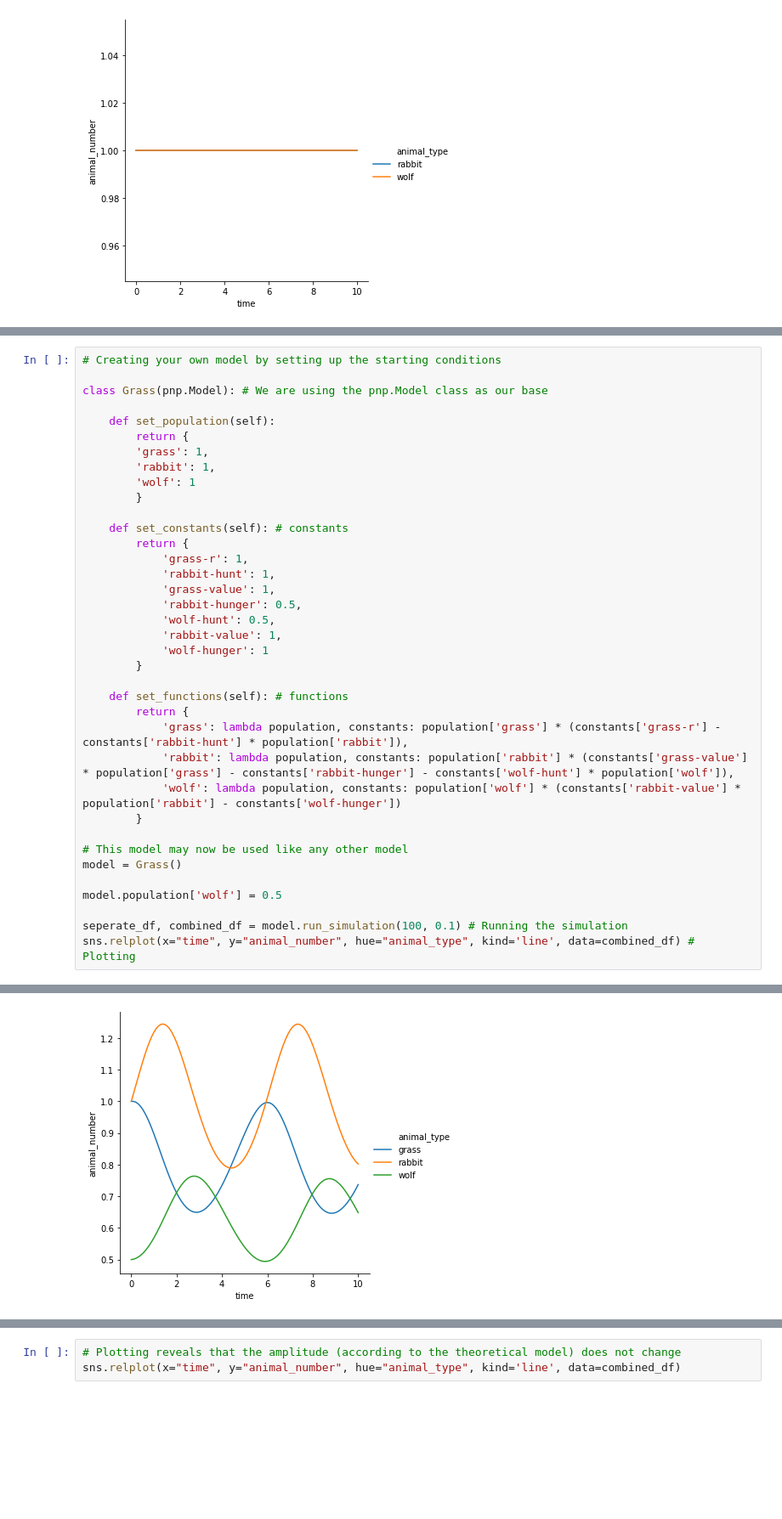
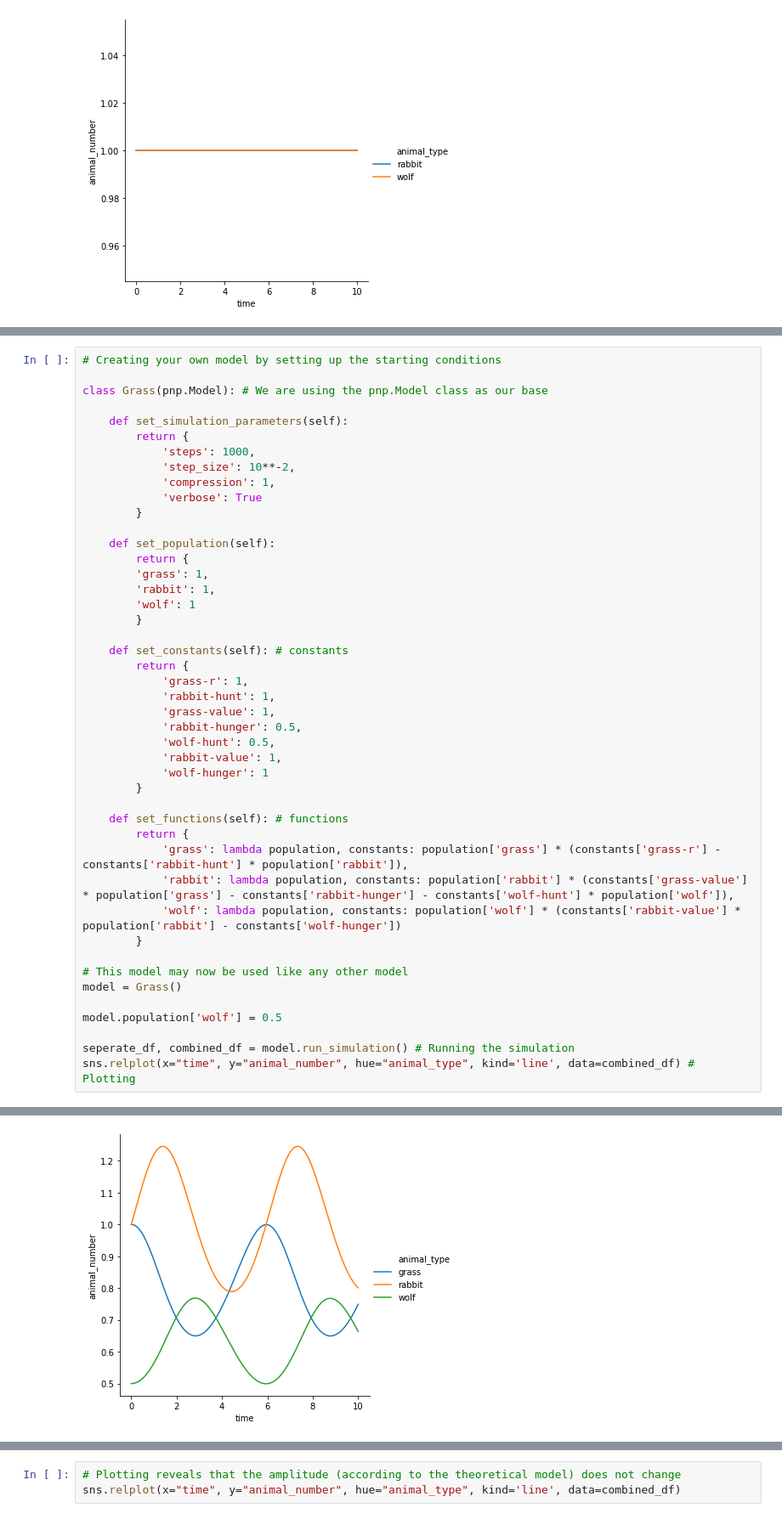
Before and after one commit to chluebi/Predator-and-Prey, a Jupyter notebook: guide.ipynb, the cells around one changed output, grey strips where cells are left out. Shown at 85% size. Saved outputs shown, nothing was run; the diff lists cells and outputs as text; blank space fills up the shorter version.

```diff
--- a/guide.ipynb
+++ b/guide.ipynb
@@ -115,6 +127,14 @@ sns.relplot(x="time", y="animal_number", hue="animal_type", kind='line', data=co
 # Creating your own model by setting up the starting conditions
 
 class Grass(pnp.Model): # We are using the pnp.Model class as our base
+
+    def set_simulation_parameters(self):
+        return {
+            'steps': 1000,
+            'step_size': 10**-2,
+            'compression': 1,
+            'verbose': True
+        }
 
     def set_population(self):
         return {
@@ -122,35 +142,35 @@ class Grass(pnp.Model): # We are using the pnp.Model class as our base
         'rabbit': 1,
         'wolf': 1
         }
 
     def set_constants(self): # constants
         return {
             'grass-r': 1,
             'rabbit-hunt': 1,
             'grass-value': 1,
             'rabbit-hunger': 0.5,
             'wolf-hunt': 0.5,
             'rabbit-value': 1,
             'wolf-hunger': 1
         }
 
     def set_functions(self): # functions
         return {
             'grass': lambda population, constants: population['grass'] * (constants['grass-r'] - constants['rabbit-hunt'] * population['rabbit']),
             'rabbit': lambda population, constants: population['rabbit'] * (constants['grass-value'] * population['grass'] - constants['rabbit-hunger'] - constants['wolf-hunt'] * population['wolf']),
             'wolf': lambda population, constants: population['wolf'] * (constants['rabbit-value'] * population['rabbit'] - constants['wolf-hunger'])
         }
 
 # This model may now be used like any other model
 model = Grass()
 
 model.population['wolf'] = 0.5
 
-seperate_df, combined_df = model.run_simulation(100, 0.1) # Running the simulation
+seperate_df, combined_df = model.run_simulation() # Running the simulation
 sns.relplot(x="time", y="animal_number", hue="animal_type", kind='line', data=combined_df) # Plotting
 # %% [output]
 <seaborn.axisgrid.FacetGrid at 0x...>
-[figure, old version]
+[figure, new version]
 # %%
 # As you may have noticed/suspected, this library is not perfect at simulating derivatives, it actually overshoots inversly proportional to the stepsize
 # But decreasing the stepsize means having to simulate a lot more steps to get the same result
```
Also changed, not shown: parts of 14 cells of this notebook, 1 other file.
